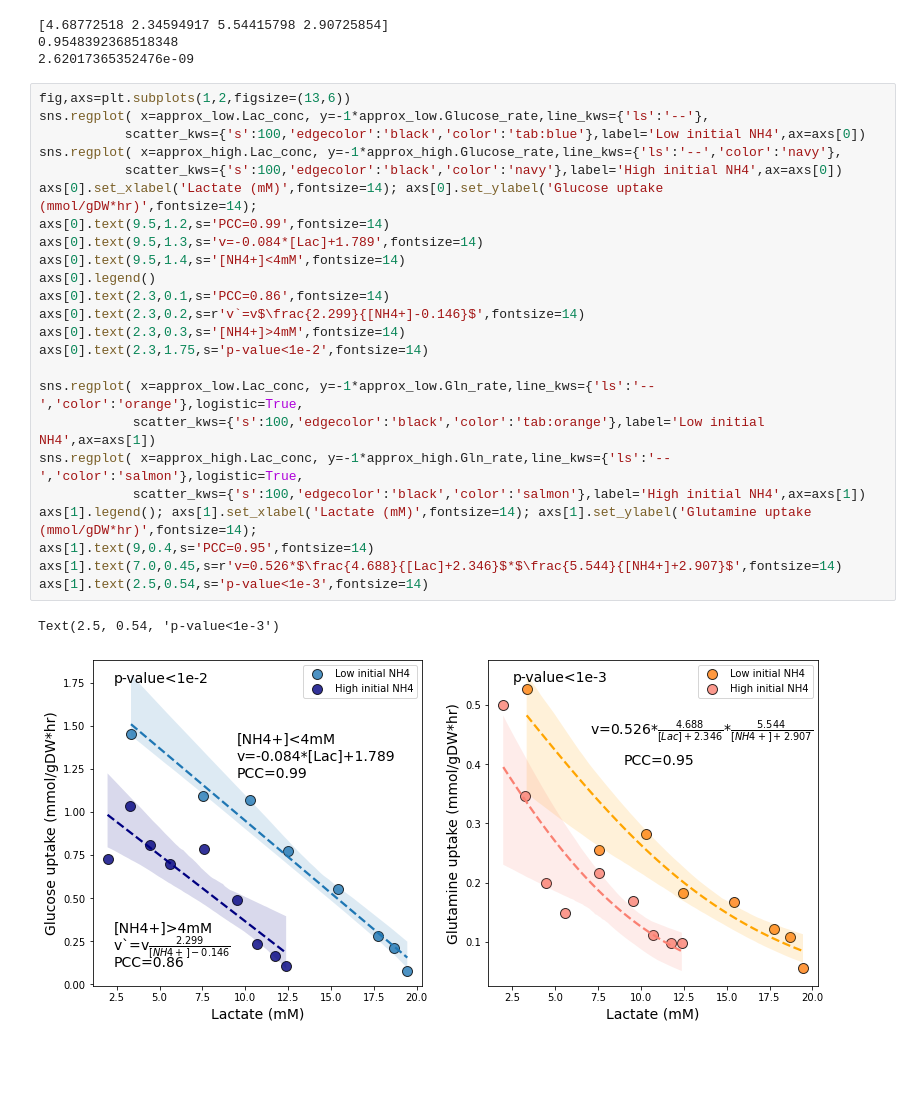
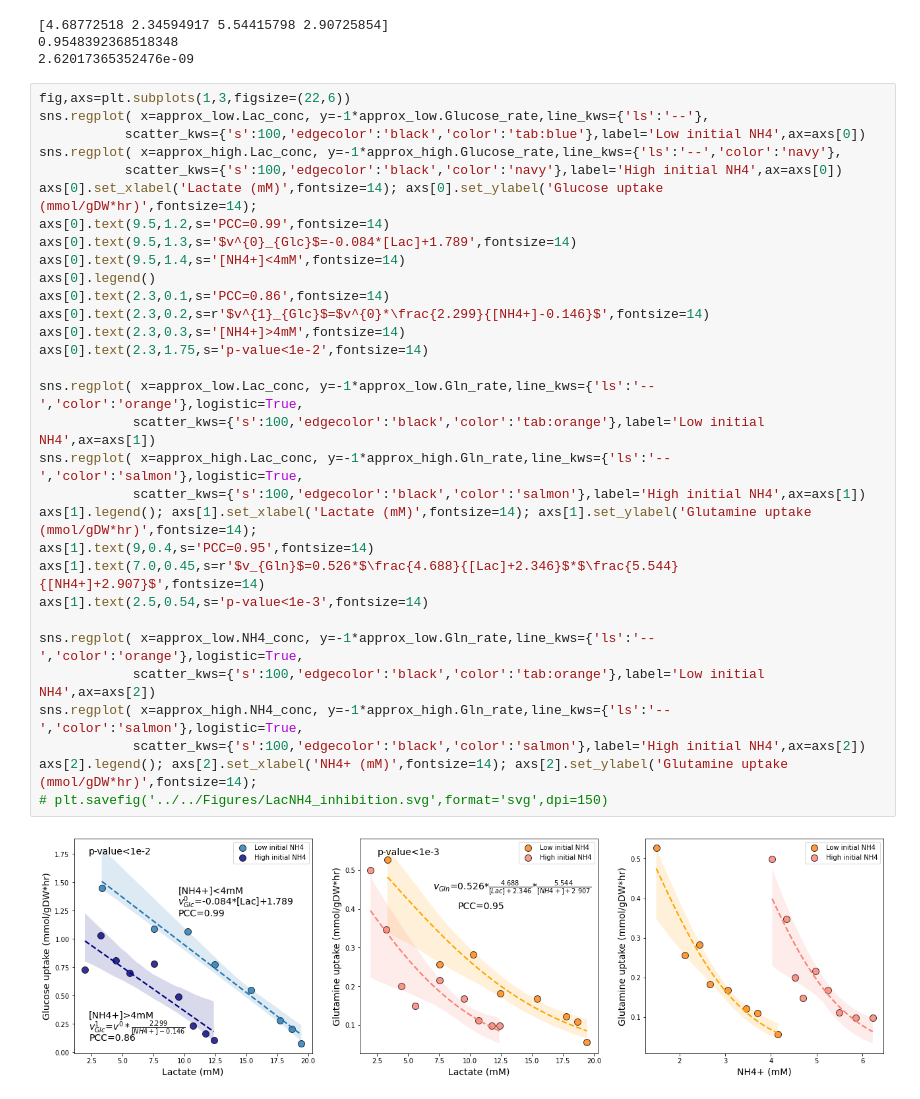
Before and after one commit to SizheQiu/PigGEM2025, a Jupyter notebook: code/CellCulture.ipynb, the cells around one changed output. Cells and saved outputs as stored; diff of their text form; blank space fills up the shorter version.

```diff
--- a/code/CellCulture.ipynb
+++ b/code/CellCulture.ipynb
@@ -295,29 +307,35 @@ print(get_pv(pred_y,all_gln_rates))
 0.9548392368518348
 2.62017365352476e-09
 # %%
-fig,axs=plt.subplots(1,2,figsize=(13,6))
+fig,axs=plt.subplots(1,3,figsize=(22,6))
 sns.regplot( x=approx_low.Lac_conc, y=-1*approx_low.Glucose_rate,line_kws={'ls':'--'},
            scatter_kws={'s':100,'edgecolor':'black','color':'tab:blue'},label='Low initial NH4',ax=axs[0])
 sns.regplot( x=approx_high.Lac_conc, y=-1*approx_high.Glucose_rate,line_kws={'ls':'--','color':'navy'},
            scatter_kws={'s':100,'edgecolor':'black','color':'navy'},label='High initial NH4',ax=axs[0])
 axs[0].set_xlabel('Lactate (mM)',fontsize=14); axs[0].set_ylabel('Glucose uptake (mmol/gDW*hr)',fontsize=14);
 axs[0].text(9.5,1.2,s='PCC=0.99',fontsize=14)
-axs[0].text(9.5,1.3,s='v=-0.084*[Lac]+1.789',fontsize=14)
+axs[0].text(9.5,1.3,s='$v^{0}_{Glc}$=-0.084*[Lac]+1.789',fontsize=14)
 axs[0].text(9.5,1.4,s='[NH4+]<4mM',fontsize=14)
 axs[0].legend()
 axs[0].text(2.3,0.1,s='PCC=0.86',fontsize=14)
-axs[0].text(2.3,0.2,s=r'v`=v$\frac{2.299}{[NH4+]-0.146}$',fontsize=14)
+axs[0].text(2.3,0.2,s=r'$v^{1}_{Glc}$=$v^{0}*\frac{2.299}{[NH4+]-0.146}$',fontsize=14)
 axs[0].text(2.3,0.3,s='[NH4+]>4mM',fontsize=14)
 axs[0].text(2.3,1.75,s='p-value<1e-2',fontsize=14)
 
 sns.regplot( x=approx_low.Lac_conc, y=-1*approx_low.Gln_rate,line_kws={'ls':'--','color':'orange'},logistic=True,
             scatter_kws={'s':100,'edgecolor':'black','color':'tab:orange'},label='Low initial NH4',ax=axs[1])
 sns.regplot( x=approx_high.Lac_conc, y=-1*approx_high.Gln_rate,line_kws={'ls':'--','color':'salmon'},logistic=True,
             scatter_kws={'s':100,'edgecolor':'black','color':'salmon'},label='High initial NH4',ax=axs[1])
 axs[1].legend(); axs[1].set_xlabel('Lactate (mM)',fontsize=14); axs[1].set_ylabel('Glutamine uptake (mmol/gDW*hr)',fontsize=14);
 axs[1].text(9,0.4,s='PCC=0.95',fontsize=14)
-axs[1].text(7.0,0.45,s=r'v=0.526*$\frac{4.688}{[Lac]+2.346}$*$\frac{5.544}{[NH4+]+2.907}$',fontsize=14)
+axs[1].text(7.0,0.45,s=r'$v_{Gln}$=0.526*$\frac{4.688}{[Lac]+2.346}$*$\frac{5.544}{[NH4+]+2.907}$',fontsize=14)
 axs[1].text(2.5,0.54,s='p-value<1e-3',fontsize=14)
+
+sns.regplot( x=approx_low.NH4_conc, y=-1*approx_low.Gln_rate,line_kws={'ls':'--','color':'orange'},logistic=True,
+            scatter_kws={'s':100,'edgecolor':'black','color':'tab:orange'},label='Low initial NH4',ax=axs[2])
+sns.regplot( x=approx_high.NH4_conc, y=-1*approx_high.Gln_rate,line_kws={'ls':'--','color':'salmon'},logistic=True,
+            scatter_kws={'s':100,'edgecolor':'black','color':'salmon'},label='High initial NH4',ax=axs[2])
+axs[2].legend(); axs[2].set_xlabel('NH4+ (mM)',fontsize=14); axs[2].set_ylabel('Glutamine uptake (mmol/gDW*hr)',fontsize=14);
+# plt.savefig('../../Figures/LacNH4_inhibition.svg',format='svg',dpi=150)
 # %% [output]
-Text(2.5, 0.54, 'p-value<1e-3')
-[figure, old version]
+[figure, new version]
```
Also changed, not shown: parts of 1 cell of this notebook, 9 other files.
